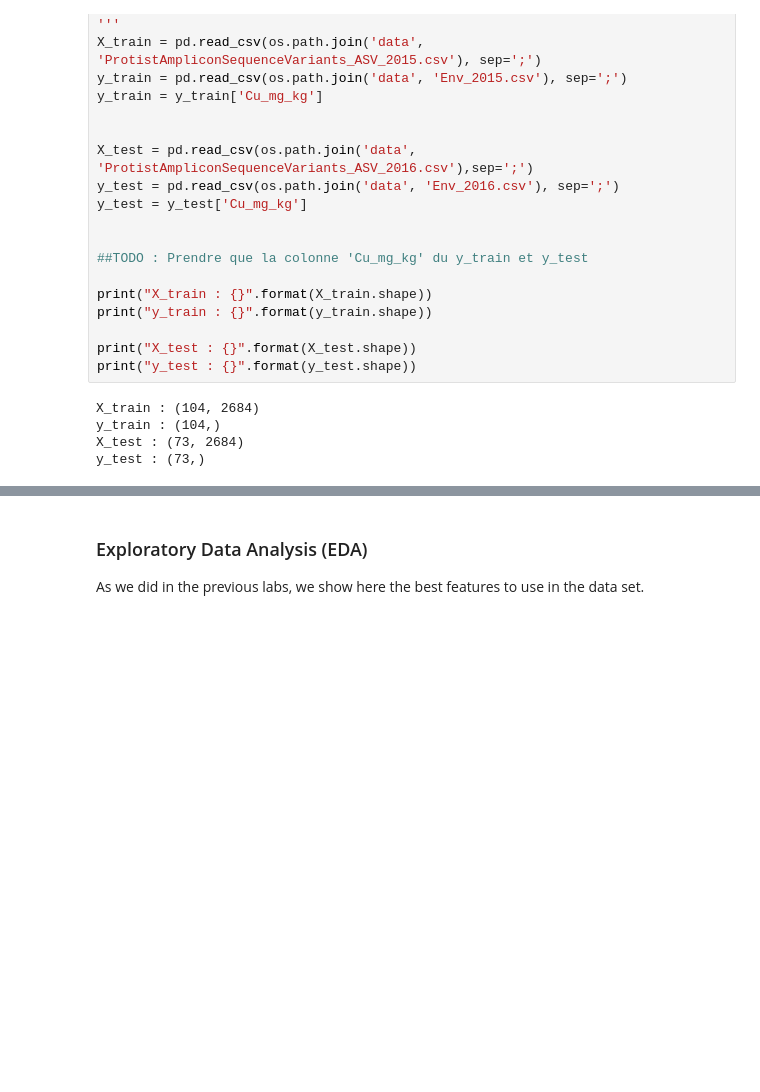
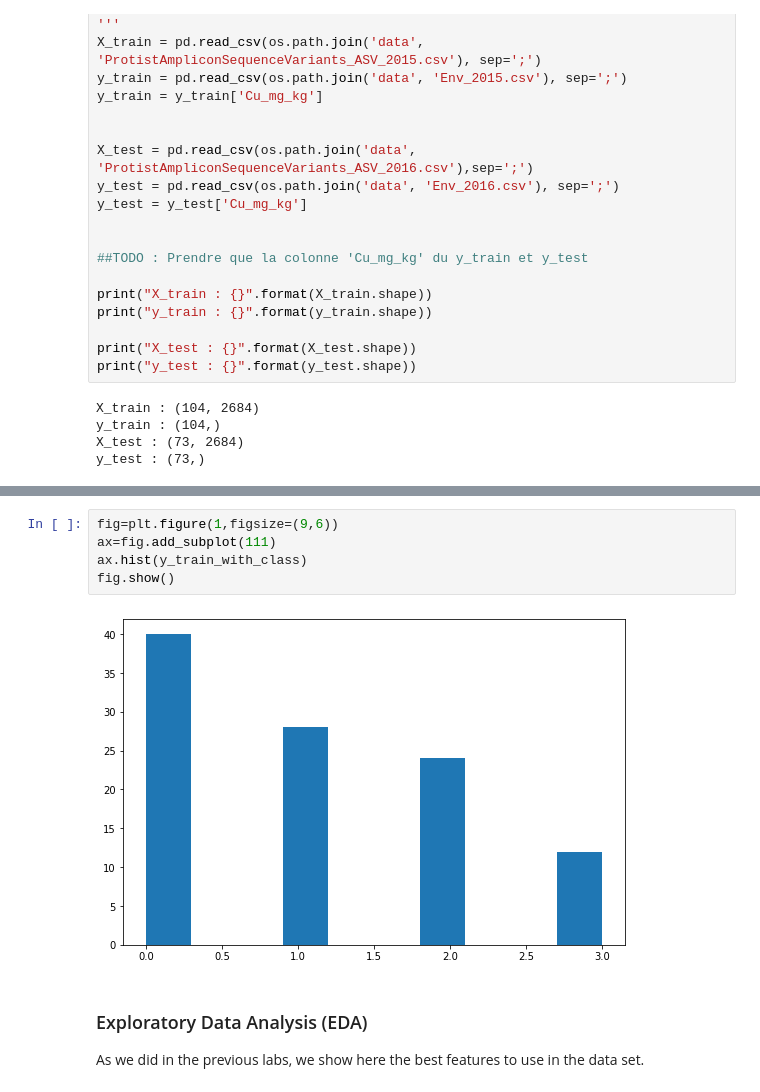
Before and after one commit to mauricelehmann/XAI_final_project, a Jupyter notebook: Final Project.ipynb, the cells around one changed output, grey strips where cells are left out. Cells and saved outputs as stored; diff of their text form; blank space fills up the shorter version.

```diff
--- a/Final Project.ipynb
+++ b/Final Project.ipynb
@@ -113,3 +145,10 @@ y_test = [round(x) for x in y_test]
+# %%
+fig=plt.figure(1,figsize=(9,6))
+ax=fig.add_subplot(111)
+ax.hist(y_train_with_class)
+fig.show()
+# %% [output]
+[figure, added]
 # %% [markdown]
 ### Exploratory Data Analysis (EDA)
 
```
Also changed, not shown: parts of 9 cells of this notebook.
